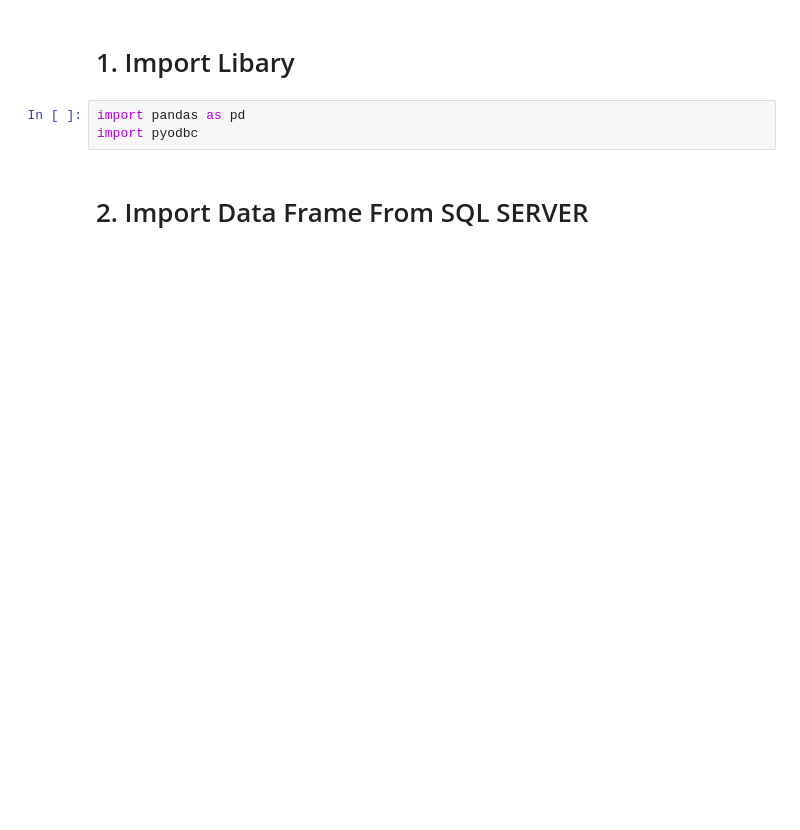
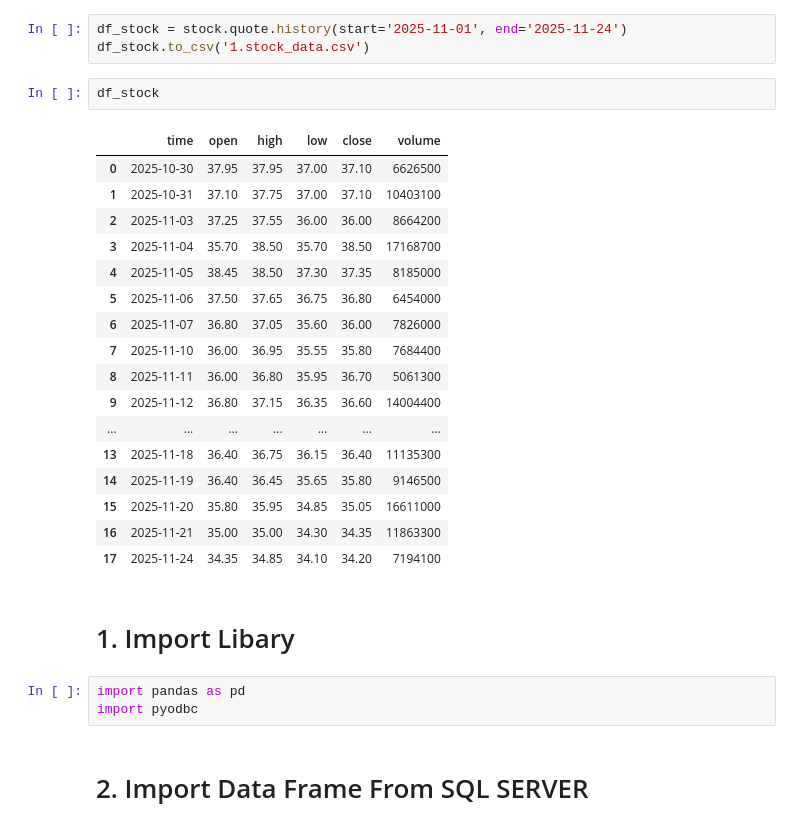
Before and after one commit to MeowvipPro/VTI_Use_Case_2, a Jupyter notebook: 2.data_clearning_process.ipynb, the cells around one changed output. Cells and saved outputs as stored; diff of their text form; blank space fills up the shorter version.

```diff
--- a/2.data_clearning_process.ipynb
+++ b/2.data_clearning_process.ipynb
@@ -1,3 +43,26 @@
+# %%
+df_stock = stock.quote.history(start='2025-11-01', end='2025-11-24')
+df_stock.to_csv('1.stock_data.csv')
+# %%
+df_stock
+# %% [output]
+|  | time | open | high | low | close | volume |
+| 0 | 2025-10-30 | 37.95 | 37.95 | 37.00 | 37.10 | 6626500 |
+| 1 | 2025-10-31 | 37.10 | 37.75 | 37.00 | 37.10 | 10403100 |
+| 2 | 2025-11-03 | 37.25 | 37.55 | 36.00 | 36.00 | 8664200 |
+| 3 | 2025-11-04 | 35.70 | 38.50 | 35.70 | 38.50 | 17168700 |
+| 4 | 2025-11-05 | 38.45 | 38.50 | 37.30 | 37.35 | 8185000 |
+| 5 | 2025-11-06 | 37.50 | 37.65 | 36.75 | 36.80 | 6454000 |
+| 6 | 2025-11-07 | 36.80 | 37.05 | 35.60 | 36.00 | 7826000 |
+| 7 | 2025-11-10 | 36.00 | 36.95 | 35.55 | 35.80 | 7684400 |
+| 8 | 2025-11-11 | 36.00 | 36.80 | 35.95 | 36.70 | 5061300 |
+| 9 | 2025-11-12 | 36.80 | 37.15 | 36.35 | 36.60 | 14004400 |
+| ... | ... | ... | ... | ... | ... | ... |
+| 13 | 2025-11-18 | 36.40 | 36.75 | 36.15 | 36.40 | 11135300 |
+| 14 | 2025-11-19 | 36.40 | 36.45 | 35.65 | 35.80 | 9146500 |
+| 15 | 2025-11-20 | 35.80 | 35.95 | 34.85 | 35.05 | 16611000 |
+| 16 | 2025-11-21 | 35.00 | 35.00 | 34.30 | 34.35 | 11863300 |
+| 17 | 2025-11-24 | 34.35 | 34.85 | 34.10 | 34.20 | 7194100 |
 # %% [markdown]
 # 1. Import Libary
 # %%
```
Also changed, not shown: parts of 22 cells of this notebook.
